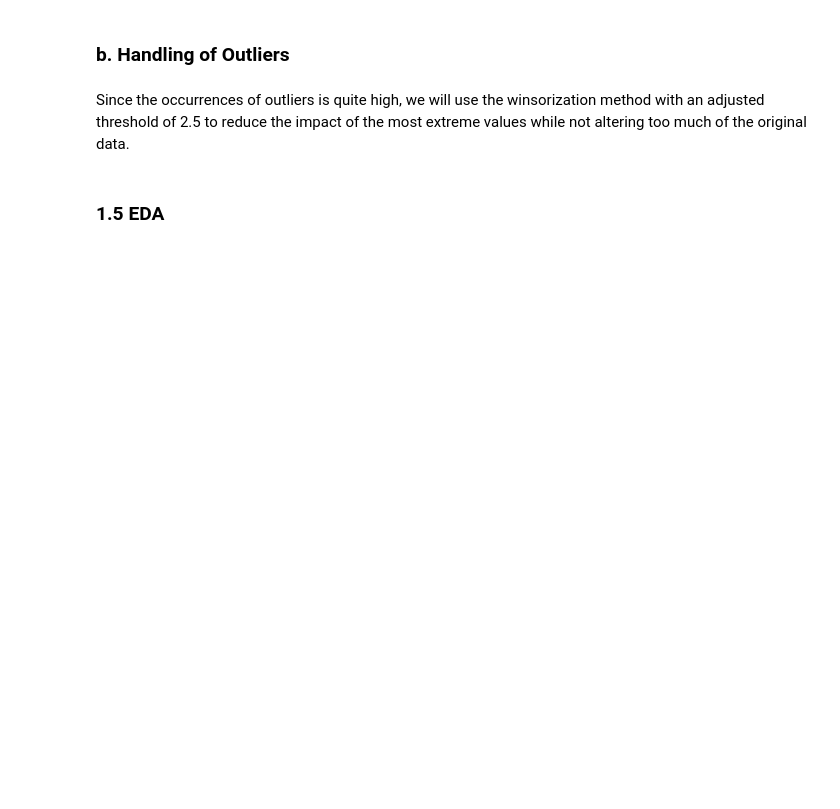
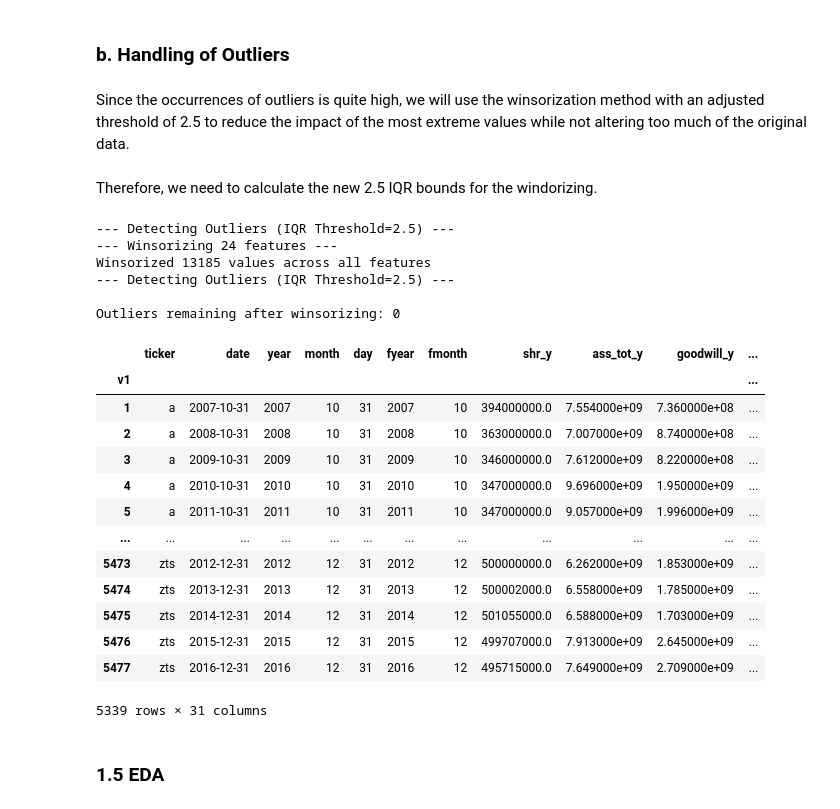
Before and after one commit to mauricebaier/rb_data_exercise, a Jupyter notebook: Assignment.ipynb, the cells around one changed output. Drawn from its saved outputs; the diff is of its cells as text; code cells hidden in the pictures; blank space fills up the shorter version.

```diff
--- a/Assignment.ipynb
+++ b/Assignment.ipynb
@@ -370,3 +391,40 @@ As one can see, most of the outliers are present in the large companies of the S
 ### b. Handling of Outliers
 # %% [markdown]
 Since the occurrences of outliers is quite high, we will use the winsorization method with an adjusted threshold of 2.5 to reduce the impact of the most extreme values while not altering too much of the original data.
+# %%
+def winsorize_data(df, features, bounds):
+    """
+    Winsorizes data by capping outliers at the IQR bounds.
+
+    Parameters:
+    - df: The dataframe to winsorize
+    - features: List of features to winsorize
+    - bounds: Dictionary of bounds from detect_outliers_and_bounds
+
+    Returns:
+    - df_winsorized: DataFrame with outliers capped at bounds
+    """
+    print(f"--- Winsorizing {len(features)} features ---")
+
+    df_winsorized = df.copy()
+    winsorized_count = 0
+
+    for col in features:
+        if col not in bounds or col not in df_winsorized.columns:
+            continue
+
+        lower = bounds[col]['lower']
+        upper = bounds[col]['upper']
+
+        # Count how many values will be winsorized
+        n_lower = (df_winsorized[col] < lower).sum()
+        n_upper = (df_winsorized[col] > upper).sum()
+        winsorized_count += n_lower + n_upper
+
+        # Cap values at bounds
+        df_winsorized[col] = df_winsorized[col].clip(lower=lower, upper=upper)
+
+    print(f"Winsorized {winsorized_count} values across all features")
+    return df_winsorized
+# %% [markdown]
+Therefore, we need to calculate the new 2.5 IQR bounds for the windorizing.
@@ -373,2 +446,33 @@ Since the occurrences of outliers is quite high, we will use the winsorization m
+# %%
+_, new_bounds = detect_outliers_and_bounds(sp500_selected, features_ol_id, threshold=2.5)
+
+# Apply winsorizing using the bounds we already calculated
+sp500_winsorized = winsorize_data(sp500_selected, features_ol_id, new_bounds)
+# Verify winsorizing worked - should have 0 outliers with same bounds
+outlier_flags_after, _ = detect_outliers_and_bounds(sp500_winsorized, features_ol_id, threshold=2.5)
+print(f"\nOutliers remaining after winsorizing: {outlier_flags_after.sum().sum()}")
+
+sp500_winsorized
+# %% [output]
+--- Detecting Outliers (IQR Threshold=2.5) ---
+--- Winsorizing 24 features ---
+Winsorized 13185 values across all features
+--- Detecting Outliers (IQR Threshold=2.5) ---
+
+Outliers remaining after winsorizing: 0
+|  | ticker | date | year | month | day | fyear | fmonth | shr_y | ass_tot_y | goodwill_y | ... |
+| v1 |  |  |  |  |  |  |  |  |  |  | ... |
+| 1 | a | 2007-10-31 | 2007 | 10 | 31 | 2007 | 10 | 394000000.0 | 7.554000e+09 | 7.360000e+08 | ... |
+| 2 | a | 2008-10-31 | 2008 | 10 | 31 | 2008 | 10 | 363000000.0 | 7.007000e+09 | 8.740000e+08 | ... |
+| 3 | a | 2009-10-31 | 2009 | 10 | 31 | 2009 | 10 | 346000000.0 | 7.612000e+09 | 8.220000e+08 | ... |
+| 4 | a | 2010-10-31 | 2010 | 10 | 31 | 2010 | 10 | 347000000.0 | 9.696000e+09 | 1.950000e+09 | ... |
+| 5 | a | 2011-10-31 | 2011 | 10 | 31 | 2011 | 10 | 347000000.0 | 9.057000e+09 | 1.996000e+09 | ... |
+| ... | ... | ... | ... | ... | ... | ... | ... | ... | ... | ... | ... |
+| 5473 | zts | 2012-12-31 | 2012 | 12 | 31 | 2012 | 12 | 500000000.0 | 6.262000e+09 | 1.853000e+09 | ... |
+| 5474 | zts | 2013-12-31 | 2013 | 12 | 31 | 2013 | 12 | 500002000.0 | 6.558000e+09 | 1.785000e+09 | ... |
+| 5475 | zts | 2014-12-31 | 2014 | 12 | 31 | 2014 | 12 | 501055000.0 | 6.588000e+09 | 1.703000e+09 | ... |
+| 5476 | zts | 2015-12-31 | 2015 | 12 | 31 | 2015 | 12 | 499707000.0 | 7.913000e+09 | 2.645000e+09 | ... |
+| 5477 | zts | 2016-12-31 | 2016 | 12 | 31 | 2016 | 12 | 495715000.0 | 7.649000e+09 | 2.709000e+09 | ... |
+5339 rows × 31 columns
 # %% [markdown]
 ### 1.5 EDA
```
Also changed, not shown: parts of 4 cells of this notebook.
